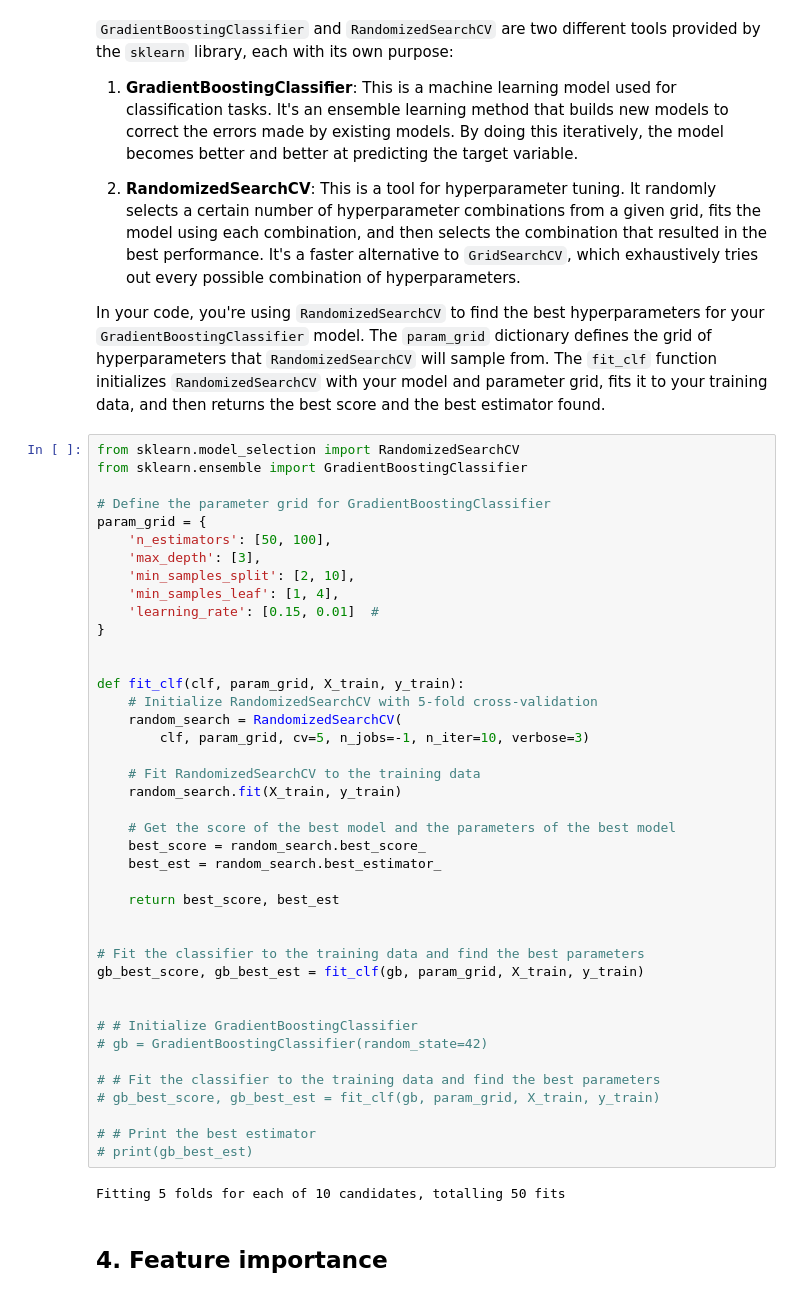
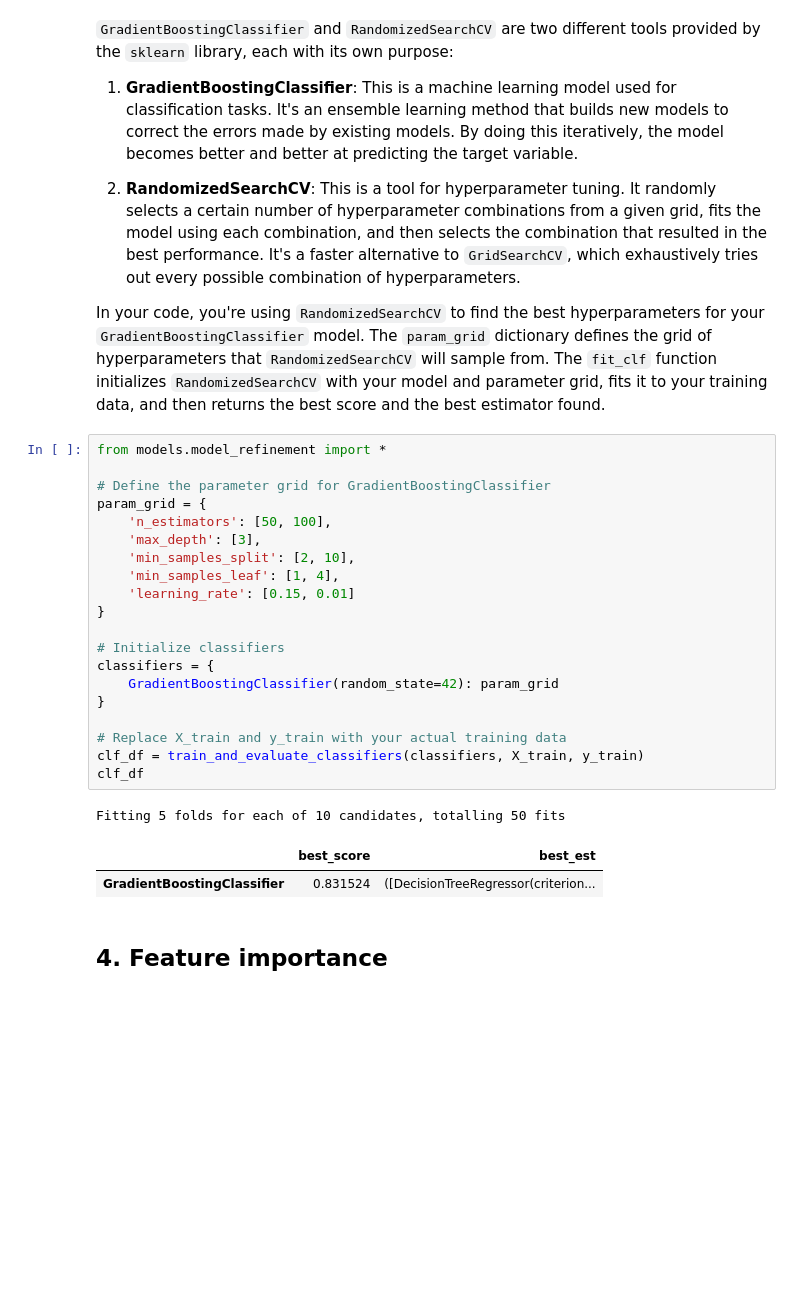
Before and after one commit to jan-casas/udacity-starbucks, a Jupyter notebook: Starbucks_Capstone_notebook.ipynb, the cells around one changed output. Saved outputs shown, nothing was run; the diff lists cells and outputs as text; blank space fills up the shorter version.

```diff
--- a/Starbucks_Capstone_notebook.ipynb
+++ b/Starbucks_Capstone_notebook.ipynb
@@ -649,49 +545,30 @@ GradientBoostingClassifier(random_state=42)
 2. **RandomizedSearchCV**: This is a tool for hyperparameter tuning. It randomly selects a certain number of hyperparameter combinations from a given grid, fits the model using each combination, and then selects the combination that resulted in the best performance. It's a faster alternative to `GridSearchCV`, which exhaustively tries out every possible combination of hyperparameters.
 
 In your code, you're using `RandomizedSearchCV` to find the best hyperparameters for your `GradientBoostingClassifier` model. The `param_grid` dictionary defines the grid of hyperparameters that `RandomizedSearchCV` will sample from. The `fit_clf` function initializes `RandomizedSearchCV` with your model and parameter grid, fits it to your training data, and then returns the best score and the best estimator found.
-# %%
-from sklearn.model_selection import RandomizedSearchCV
-from sklearn.ensemble import GradientBoostingClassifier
-
-# Define the parameter grid for GradientBoostingClassifier
-param_grid = {
-    'n_estimators': [50, 100],
-    'max_depth': [3],
-    'min_samples_split': [2, 10],
-    'min_samples_leaf': [1, 4],
-    'learning_rate': [0.15, 0.01]  #
-}
-
-
-def fit_clf(clf, param_grid, X_train, y_train):
-    # Initialize RandomizedSearchCV with 5-fold cross-validation
-    random_search = RandomizedSearchCV(
-        clf, param_grid, cv=5, n_jobs=-1, n_iter=10, verbose=3)
-
-    # Fit RandomizedSearchCV to the training data
-    random_search.fit(X_train, y_train)
-
-    # Get the score of the best model and the parameters of the best model
-    best_score = random_search.best_score_
-    best_est = random_search.best_estimator_
-
-    return best_score, best_est
-
-
-# Fit the classifier to the training data and find the best parameters
-gb_best_score, gb_best_est = fit_clf(gb, param_grid, X_train, y_train)
-
-
-# # Initialize GradientBoostingClassifier
-# gb = GradientBoostingClassifier(random_state=42)
-
-# # Fit the classifier to the training data and find the best parameters
-# gb_best_score, gb_best_est = fit_clf(gb, param_grid, X_train, y_train)
-
-# # Print the best estimator
-# print(gb_best_est)
-# %% [output]
-Fitting 5 folds for each of 10 candidates, totalling 50 fits
+# %%
+from models.model_refinement import *
+
+# Define the parameter grid for GradientBoostingClassifier
+param_grid = {
+    'n_estimators': [50, 100],
+    'max_depth': [3],
+    'min_samples_split': [2, 10],
+    'min_samples_leaf': [1, 4],
+    'learning_rate': [0.15, 0.01]
+}
+
+# Initialize classifiers
+classifiers = {
+    GradientBoostingClassifier(random_state=42): param_grid
+}
+
+# Replace X_train and y_train with your actual training data
+clf_df = train_and_evaluate_classifiers(classifiers, X_train, y_train)
+clf_df
+# %% [output]
+Fitting 5 folds for each of 10 candidates, totalling 50 fits
+|  | best_score | best_est |
+| GradientBoostingClassifier | 0.831524 | ([DecisionTreeRegressor(criterion... |
 # %% [markdown]
 ## 4. Feature importance
 # %%
```
Also changed, not shown: parts of 23 cells of this notebook.
